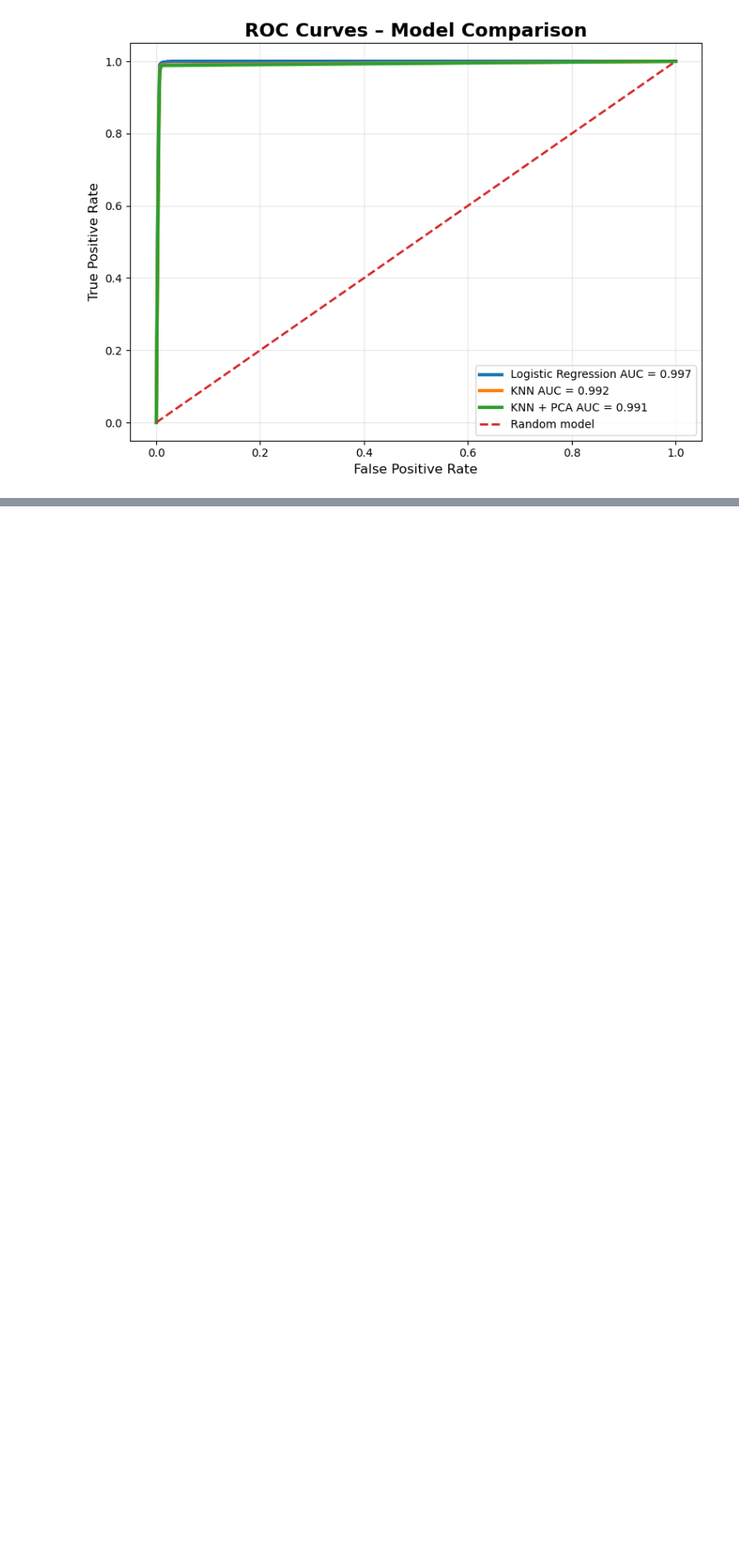
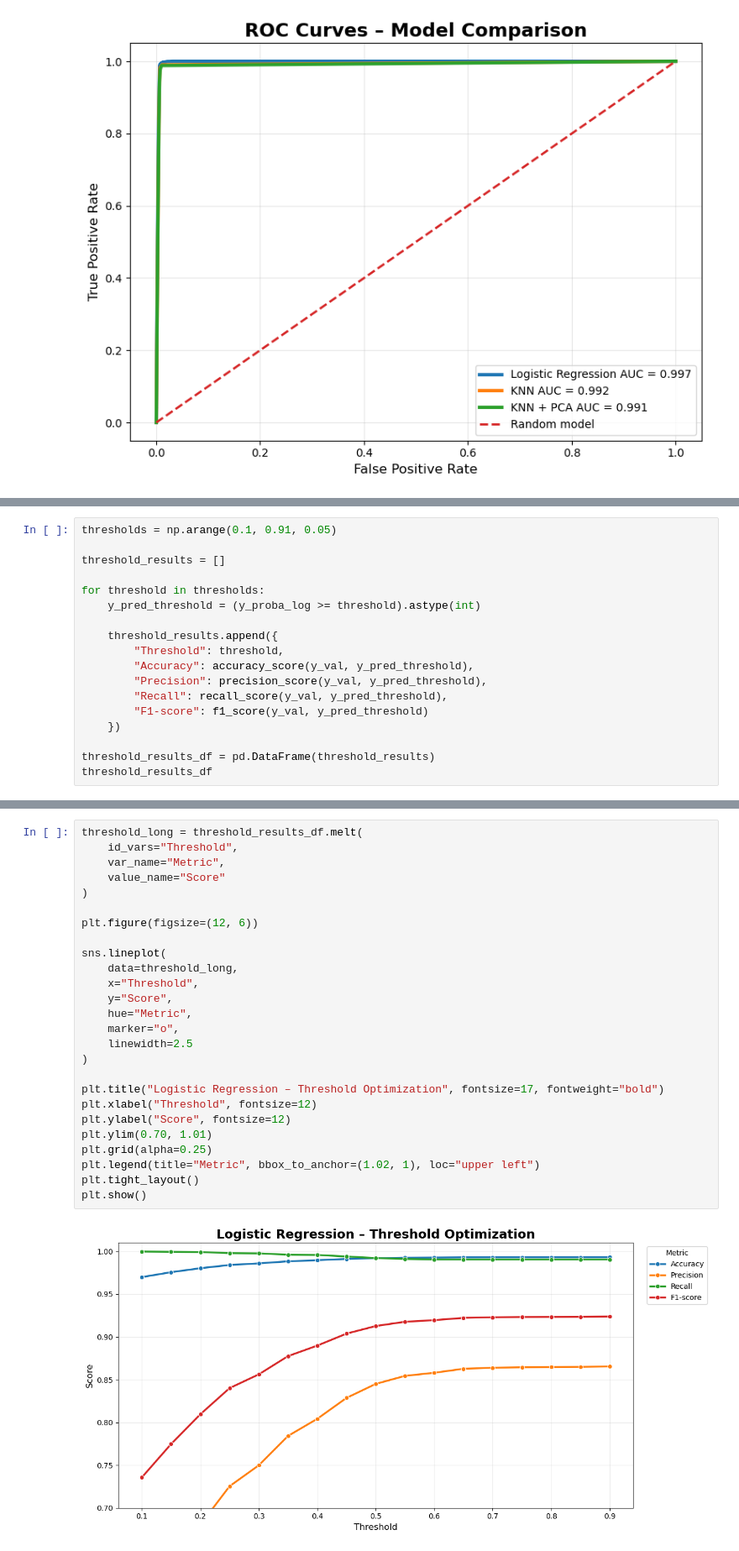
Before and after one commit to spirit-web/Shopping-online-prediction, a Jupyter notebook: notebooks/mahtab/mahtab_analysis.ipynb, the cells around one changed output, grey strips where cells are left out. Shown at 84% size. Drawn from its saved outputs; the diff is of its cells as text; blank space fills up the shorter version.

```diff
--- a/notebooks/mahtab/mahtab_analysis.ipynb
+++ b/notebooks/mahtab/mahtab_analysis.ipynb
@@ -665,0 +966,18 @@ plt.show()
+# %%
+thresholds = np.arange(0.1, 0.91, 0.05)
+
+threshold_results = []
+
+for threshold in thresholds:
+    y_pred_threshold = (y_proba_log >= threshold).astype(int)
+
+    threshold_results.append({
+        "Threshold": threshold,
+        "Accuracy": accuracy_score(y_val, y_pred_threshold),
+        "Precision": precision_score(y_val, y_pred_threshold),
+        "Recall": recall_score(y_val, y_pred_threshold),
+        "F1-score": f1_score(y_val, y_pred_threshold)
+    })
+
+threshold_results_df = pd.DataFrame(threshold_results)
+threshold_results_df
@@ -665,0 +1013,28 @@ plt.show()
+# %%
+threshold_long = threshold_results_df.melt(
+    id_vars="Threshold",
+    var_name="Metric",
+    value_name="Score"
+)
+
+plt.figure(figsize=(12, 6))
+
+sns.lineplot(
+    data=threshold_long,
+    x="Threshold",
+    y="Score",
+    hue="Metric",
+    marker="o",
+    linewidth=2.5
+)
+
+plt.title("Logistic Regression – Threshold Optimization", fontsize=17, fontweight="bold")
+plt.xlabel("Threshold", fontsize=12)
+plt.ylabel("Score", fontsize=12)
+plt.ylim(0.70, 1.01)
+plt.grid(alpha=0.25)
+plt.legend(title="Metric", bbox_to_anchor=(1.02, 1), loc="upper left")
+plt.tight_layout()
+plt.show()
+# %% [output]
+[figure, added]
```
Also changed, not shown: parts of 32 cells of this notebook.
